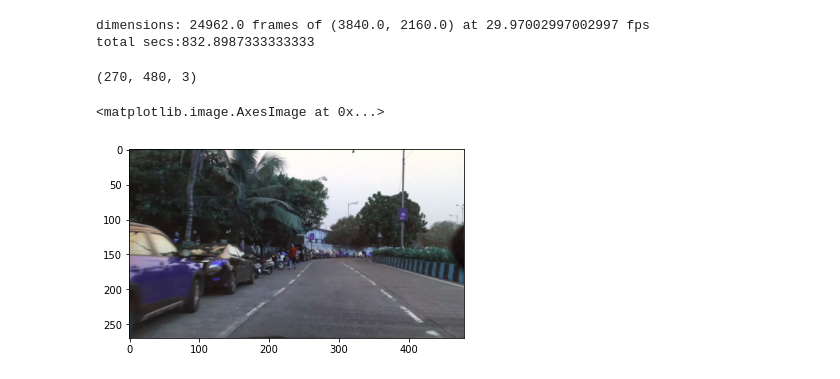
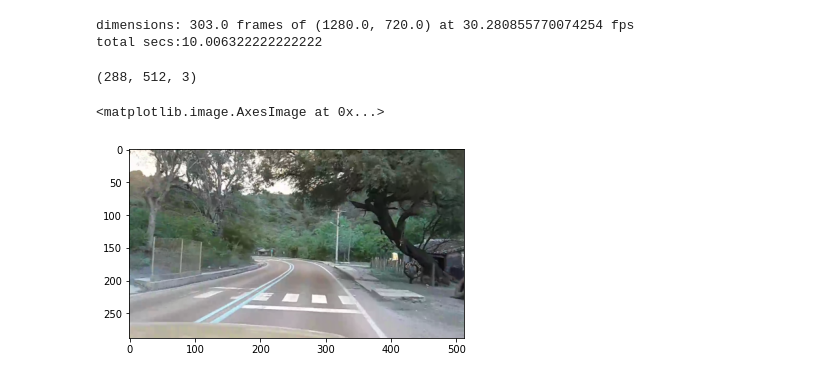
Before and after one commit to tabris2015/road-detection-opencv, a Jupyter notebook: urban.ipynb, the cells around one changed output. Saved outputs shown, nothing was run; the diff lists cells and outputs as text; code cells hidden in the pictures.

```diff
--- a/urban.ipynb
+++ b/urban.ipynb
@@ -4,7 +4,7 @@ import cv2
 import matplotlib.pyplot as plt
 %matplotlib inline
 # %%
-cap = cv2.VideoCapture('videos/mumbai.webm')
+cap = cv2.VideoCapture('videos/bol.mp4')
 scale = 0.3
 frame_count = cap.get(cv2.CAP_PROP_FRAME_COUNT)
 height = cap.get(cv2.CAP_PROP_FRAME_HEIGHT)
@@ -13,19 +13,19 @@ frame_rate = cap.get(cv2.CAP_PROP_FPS)
 print(f'dimensions: {frame_count} frames of ({width}, {height}) at {frame_rate} fps')
 print(f'total secs:{frame_count / frame_rate}')
 # %% [output]
-dimensions: 24962.0 frames of (3840.0, 2160.0) at 29.97002997002997 fps
-total secs:832.8987333333333
+dimensions: 303.0 frames of (1280.0, 720.0) at 30.280855770074254 fps
+total secs:10.006322222222222
 # %%
 sec = 129.0
-scale = 0.125
+scale = 0.4
 frame_pos = int(sec * frame_rate)
-cap.set(cv2.CAP_PROP_POS_FRAMES, 4175)
+cap.set(cv2.CAP_PROP_POS_FRAMES, 80)
 ret, frame = cap.read()
 dim = (int(frame.shape[1] * scale), int(frame.shape[0] * scale))
 frame = cv2.resize(frame, dim, interpolation=cv2.INTER_AREA)
 print(frame.shape)
 plt.imshow(frame)
 # %% [output]
-(270, 480, 3)
+(288, 512, 3)
 <matplotlib.image.AxesImage at 0x...>
-[figure, old version]
+[figure, new version]
```
Also changed, not shown: parts of 11 cells of this notebook, 1 other file.
